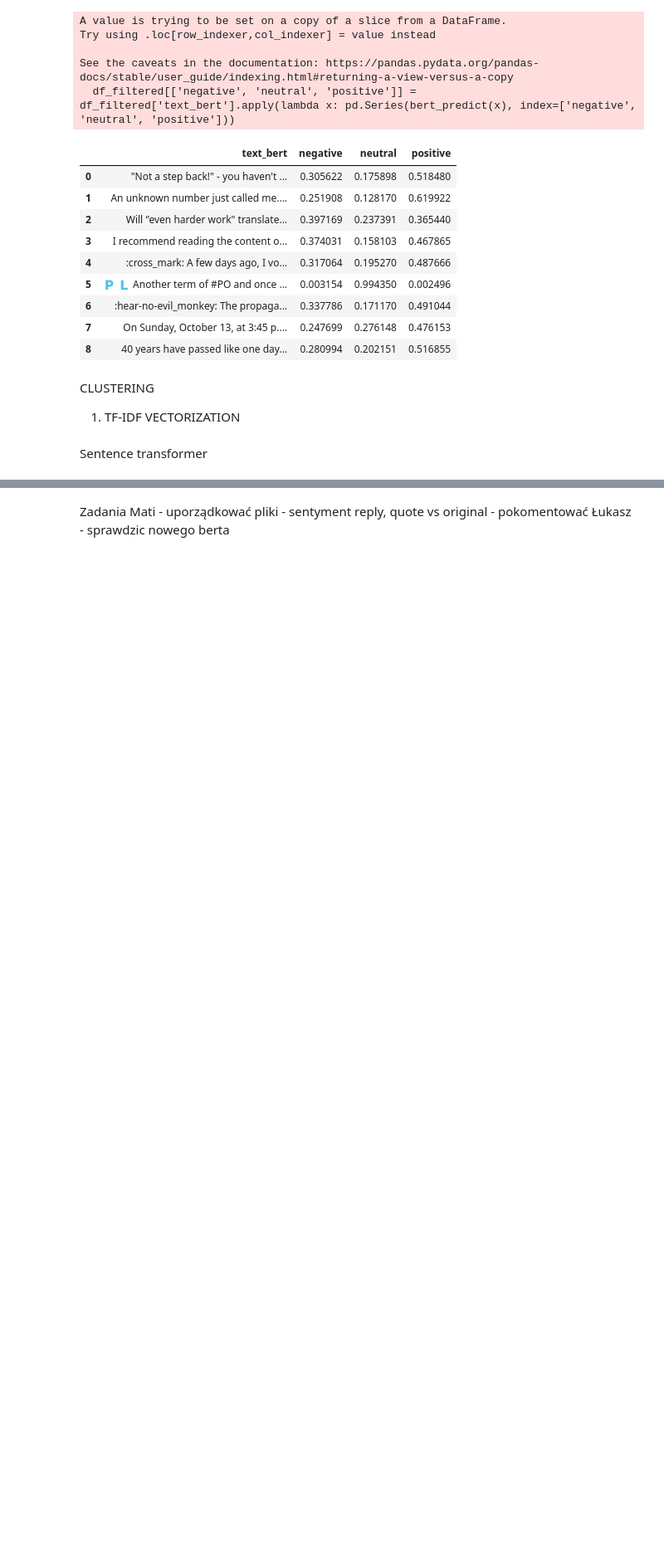
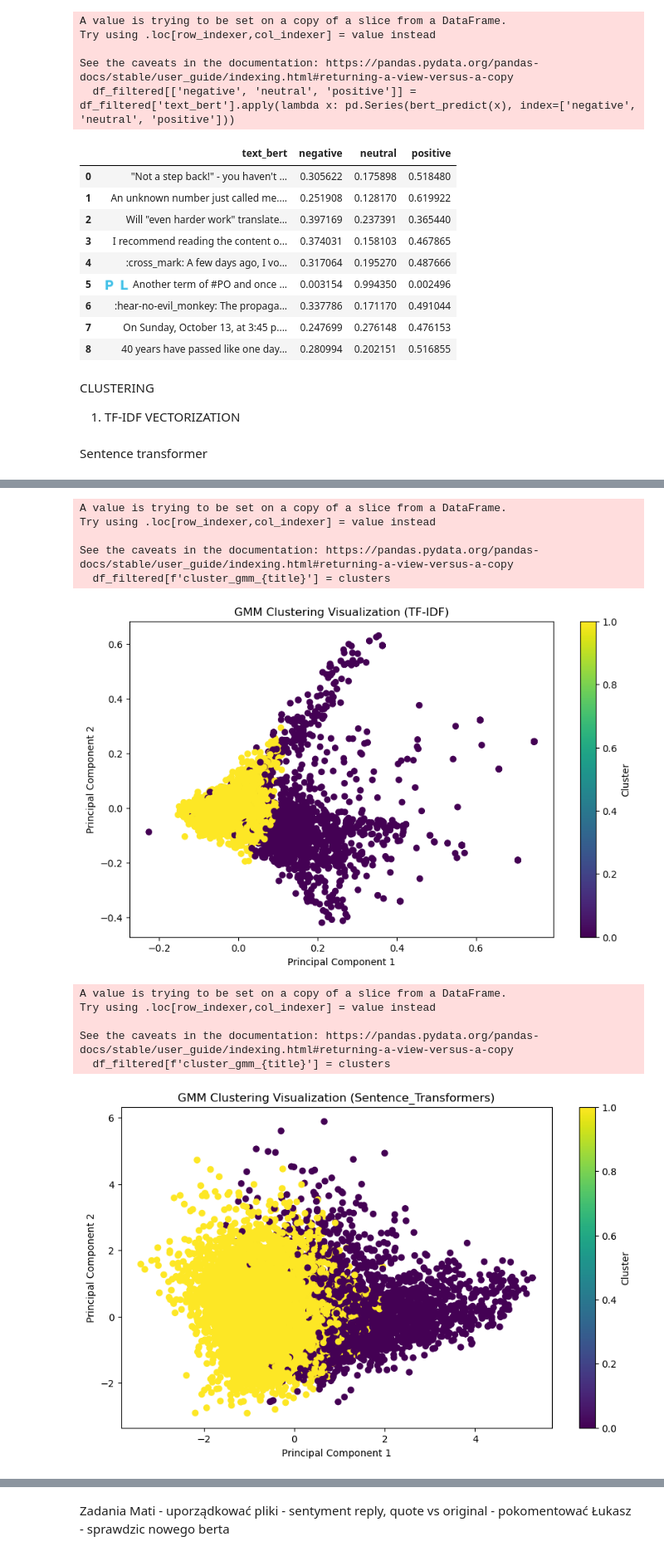
Before and after one commit to MPKuchciak/Twitter, a Jupyter notebook: 5. Clustering.ipynb, the cells around one changed output, grey strips where cells are left out. Shown at 83% size. Cells and saved outputs as stored; diff of their text form; code cells hidden in the pictures; blank space fills up the shorter version.

```diff
--- a/5. Clustering.ipynb
+++ b/5. Clustering.ipynb
@@ -586,0 +573,42 @@ See the caveats in the documentation: https://pandas.pydata.org/pandas-docs/stab
+# %%
+from sklearn.mixture import GaussianMixture
+
+def gmm_clustering_and_visualization(data, num_clusters=2, title=''):
+    # Perform GMM clustering
+    gmm = GaussianMixture(n_components=num_clusters, random_state=42)
+    clusters = gmm.fit_predict(data)
+    df_filtered[f'cluster_gmm_{title}'] = clusters
+    # Perform PCA to reduce dimensions for visualization
+    pca = PCA(n_components=2)
+    principal_components = pca.fit_transform(data)
+
+    # Create a scatter plot
+    plt.figure(figsize=(10, 6))
+    plt.scatter(principal_components[:, 0], principal_components[:, 1], c=clusters, cmap='viridis', marker='o')
+    plt.title(f'GMM Clustering Visualization ({title})')
+    plt.xlabel('Principal Component 1')
+    plt.ylabel('Principal Component 2')
+    plt.colorbar(label='Cluster')
+    plt.show()
+
+# Perform clustering and visualization on X
+gmm_clustering_and_visualization(X, num_clusters=2, title='TF-IDF')
+
+# Perform clustering and visualization on X_transformers
+gmm_clustering_and_visualization(X_transformers, num_clusters=2, title='Sentence_Transformers')
+
+# Perform clustering and visualization on X_cls_bert
+gmm_clustering_and_visualization(X_cls_bert, num_clusters=2, title='BERT_CLS_Embeddings')
+# %% [output]
+A value is trying to be set on a copy of a slice from a DataFrame.
+Try using .loc[row_indexer,col_indexer] = value instead
+
+See the caveats in the documentation: https://pandas.pydata.org/pandas-docs/stable/user_guide/indexing.html#returning-a-view-versus-a-copy
+  df_filtered[f'cluster_gmm_{title}'] = clusters
+[figure, added]
+A value is trying to be set on a copy of a slice from a DataFrame.
+Try using .loc[row_indexer,col_indexer] = value instead
+
+See the caveats in the documentation: https://pandas.pydata.org/pandas-docs/stable/user_guide/indexing.html#returning-a-view-versus-a-copy
+  df_filtered[f'cluster_gmm_{title}'] = clusters
+[figure, added]
```
Also changed, not shown: parts of 23 cells of this notebook, 12 other files.
